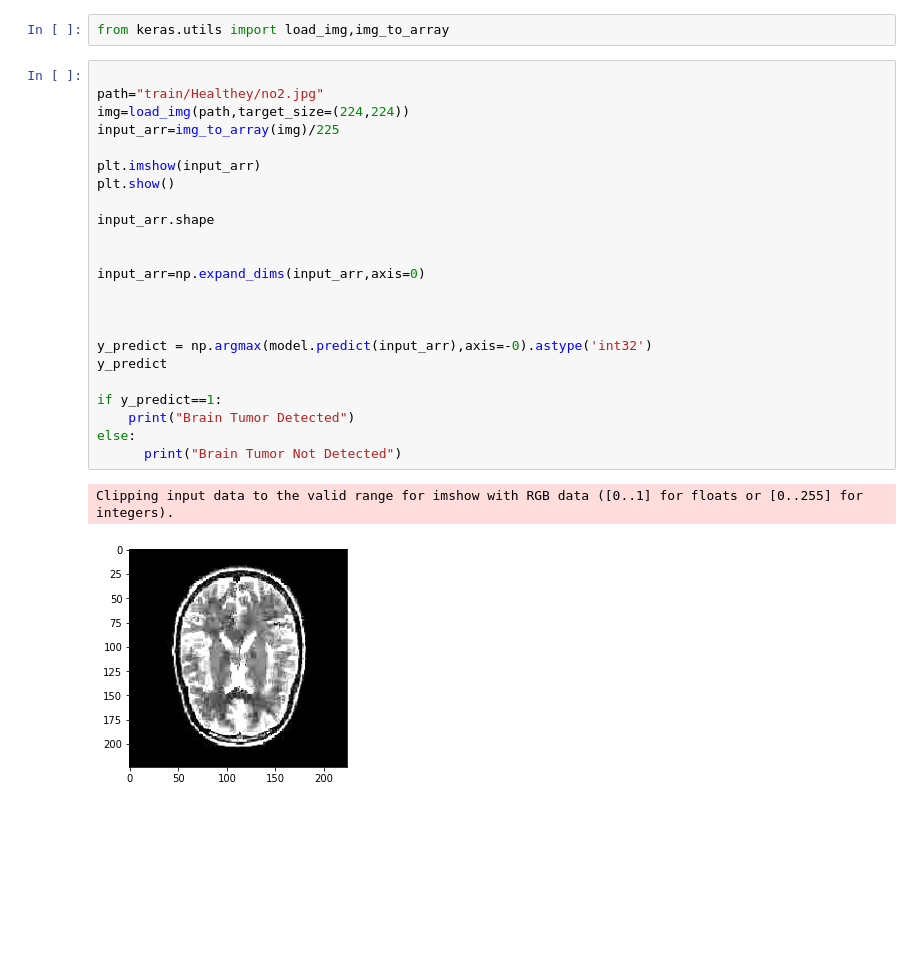
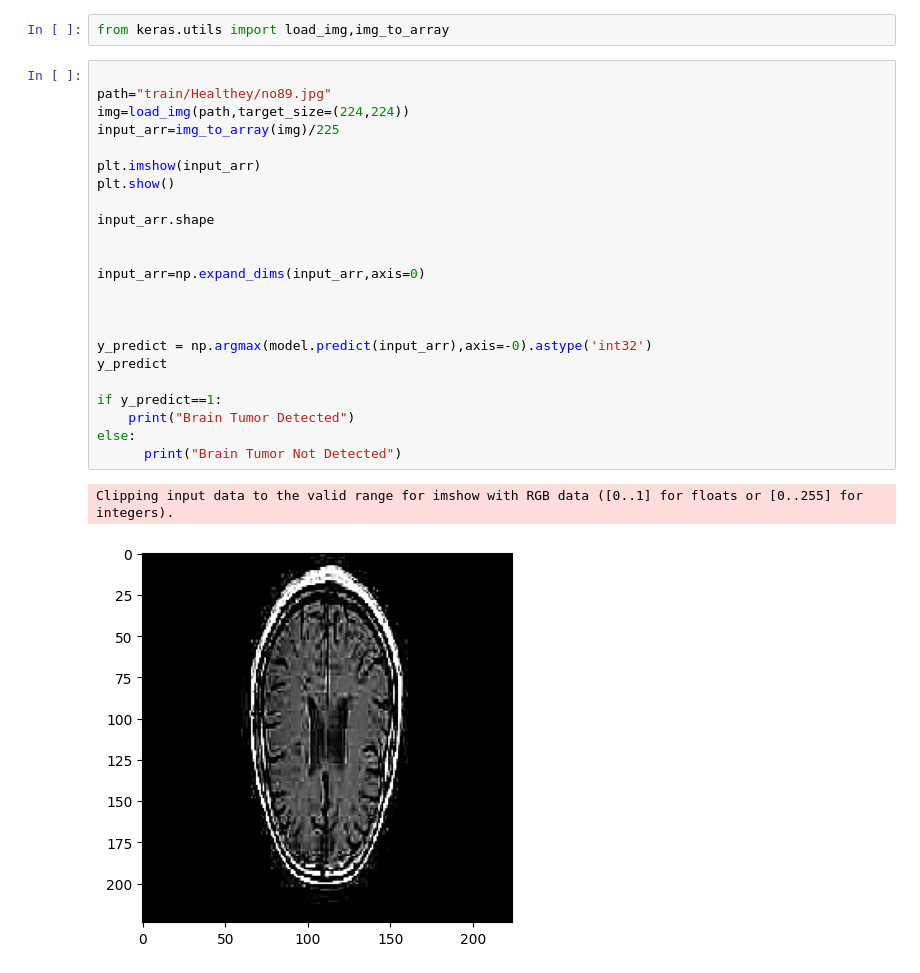
Before and after one commit to potatooBot/brain_tumor_detection, a Jupyter notebook: braintumordetection.ipynb, the cells around one changed output. Saved outputs shown, nothing was run; the diff lists cells and outputs as text; blank space fills up the shorter version.

Commit message:
Train data updated

```diff
--- a/braintumordetection.ipynb
+++ b/braintumordetection.ipynb
@@ -201,27 +202,27 @@ acc
 from keras.utils import load_img,img_to_array
 # %%
 
-path="train/Healthey/no2.jpg"
+path="train/Healthey/no89.jpg"
 img=load_img(path,target_size=(224,224))
 input_arr=img_to_array(img)/225
 
 plt.imshow(input_arr)
 plt.show()
 
 input_arr.shape
 
 
 input_arr=np.expand_dims(input_arr,axis=0)
 
 
 
 y_predict = np.argmax(model.predict(input_arr),axis=-0).astype('int32')
 y_predict
 
 if y_predict==1:
     print("Brain Tumor Detected")
 else:
       print("Brain Tumor Not Detected")
 # %% [output]
 Clipping input data to the valid range for imshow with RGB data ([0..1] for floats or [0..255] for integers).
-[figure, old version]
+[figure, new version]
```
Also changed, not shown: parts of 7 cells of this notebook, 1 other file.
